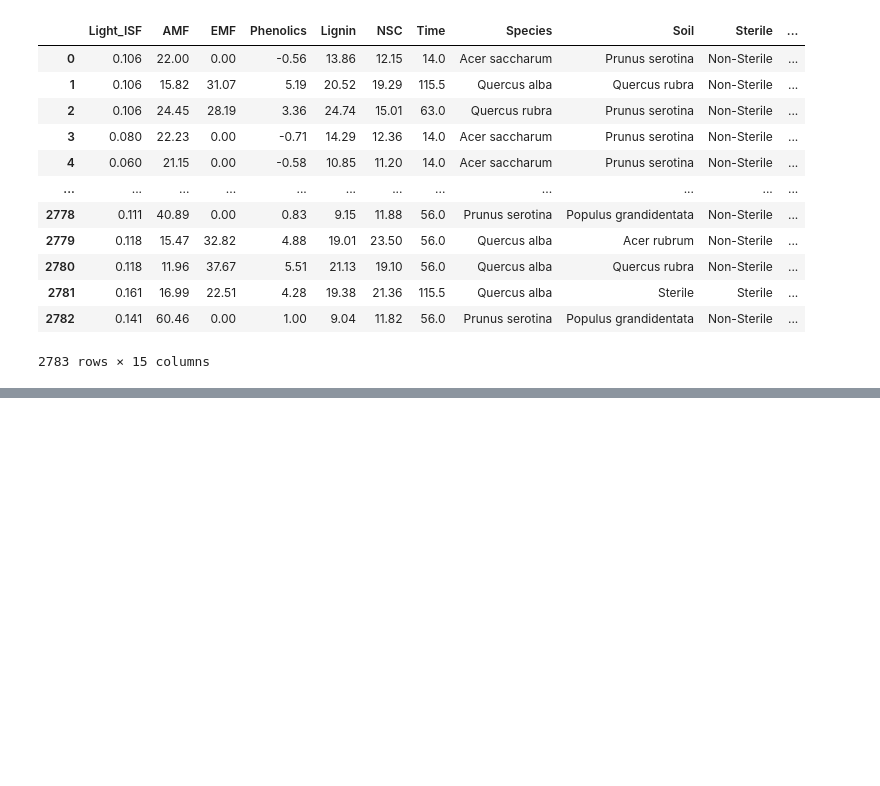
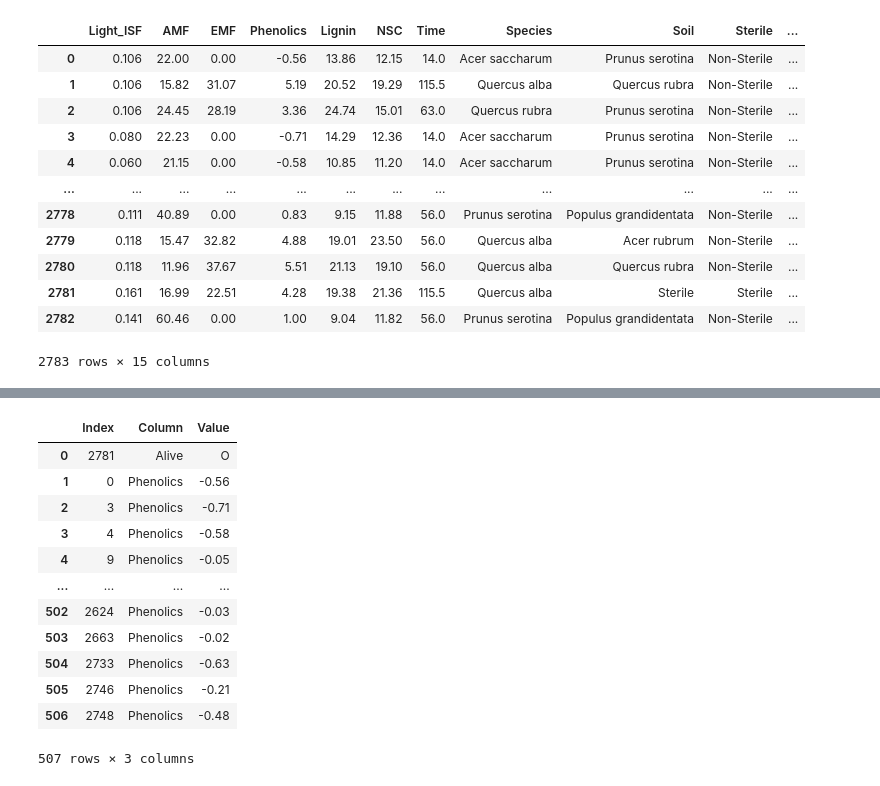
Before and after one commit to SKNetworks-AI19-250818/SKN19-mini-3Team, a Jupyter notebook: run.ipynb, the cells around one changed output, grey strips where cells are left out. Cells and saved outputs as stored; diff of their text form; code cells hidden in the pictures; blank space fills up the shorter version.

```diff
--- a/run.ipynb
+++ b/run.ipynb
@@ -84,13 +85,38 @@ class DataModify () :
     @staticmethod
     def data_oversampling(df) :
         df_oversampled = df
+        """
+            oversampling 코드 구현
+        """
         return df_oversampled
 
-    # 이상치를 제거
+    # 인코딩되기 전의 데이터에서 이상치를 제거
     @staticmethod
     def data_anomaly_del(df, return_anomaly=True) :
-        df_cleaned = df
-        df_anomaly = None
+        df_cleaned = df.copy()
+        df_anomaly = pd.DataFrame(columns=['Index', 'Column', 'Value'])
+
+        # Alive == 'O' 행 처리
+        alive_mask = df_cleaned['Alive'] == 'O'
+        if alive_mask.any():
+            alive_indices = df_cleaned.index[alive_mask]
+            alive_rows = pd.DataFrame({
+                'Index': alive_indices,
+                'Column': 'Alive',
+                'Value': 'O'
+            })
+            df_anomaly = pd.concat([df_anomaly, alive_rows], ignore_index=True)
+            df_cleaned = df_cleaned[~alive_mask]
+
+        # Phenolics, NSC, Lignin 음수값 처리
+        cols = ["Phenolics", "NSC", "Lignin"]
+        df_negatives = df_cleaned[cols].copy()
+        df_neg_long = df_negatives.stack().reset_index()
+        df_neg_long = df_neg_long.rename(columns={'level_0':'Index', 'level_1':'Column', 0:'Value'})
+        df_neg_long = df_neg_long[df_neg_long['Value'] < 0]
+
+        df_anomaly = pd.concat([df_anomaly, df_neg_long[['Index','Column','Value']]], ignore_index=True)
+
         return df_cleaned, df_anomaly
 # %%
 ### 데이터 전처리 클래스 선언
@@ -369,6 +439,7 @@ display(encode)
 2783 rows × 34 columns
 # %%
 display(dp.category_decoding(encode))
+decode = dp.category_decoding(encode)
 # %% [output]
 |  | Light_ISF | AMF | EMF | Phenolics | Lignin | NSC | Time | Species | Soil | Sterile | ... |
 | 0 | 0.106 | 22.00 | 0.00 | -0.56 | 13.86 | 12.15 | 14.0 | Acer saccharum | Prunus serotina | Non-Sterile | ... |
@@ -386,2 +479,20 @@ display(dp.category_decoding(encode))
+# %%
+_, anomaly = DataModify.data_anomaly_del(decode)
+
+display(anomaly)
+# %% [output]
+|  | Index | Column | Value |
+| 0 | 2781 | Alive | O |
+| 1 | 0 | Phenolics | -0.56 |
+| 2 | 3 | Phenolics | -0.71 |
+| 3 | 4 | Phenolics | -0.58 |
+| 4 | 9 | Phenolics | -0.05 |
+| ... | ... | ... | ... |
+| 502 | 2624 | Phenolics | -0.03 |
+| 503 | 2663 | Phenolics | -0.02 |
+| 504 | 2733 | Phenolics | -0.63 |
+| 505 | 2746 | Phenolics | -0.21 |
+| 506 | 2748 | Phenolics | -0.48 |
+507 rows × 3 columns
 # %%
 # dc.save_to_csv(encode)
```
Also changed, not shown: parts of 5 cells of this notebook.
